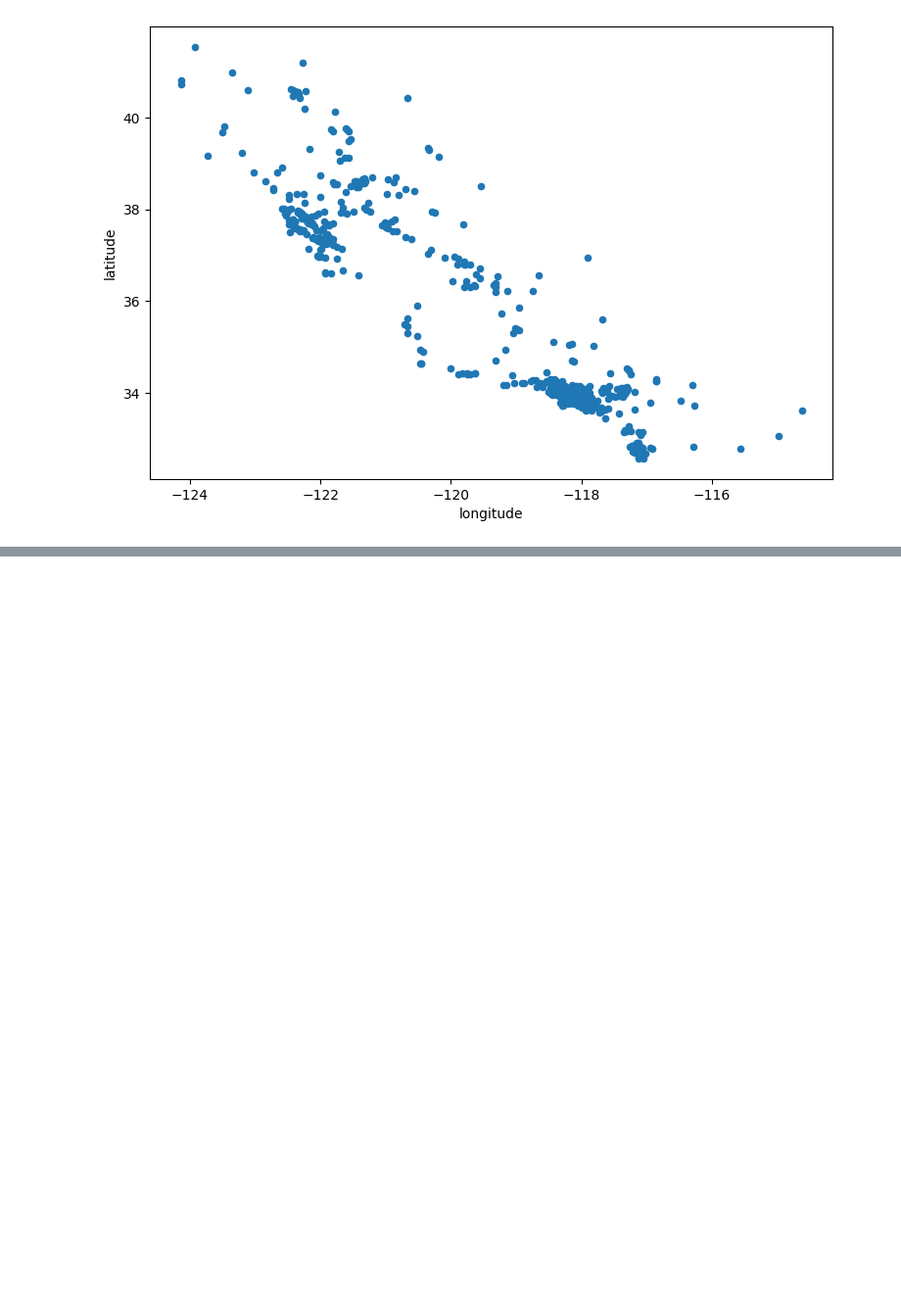
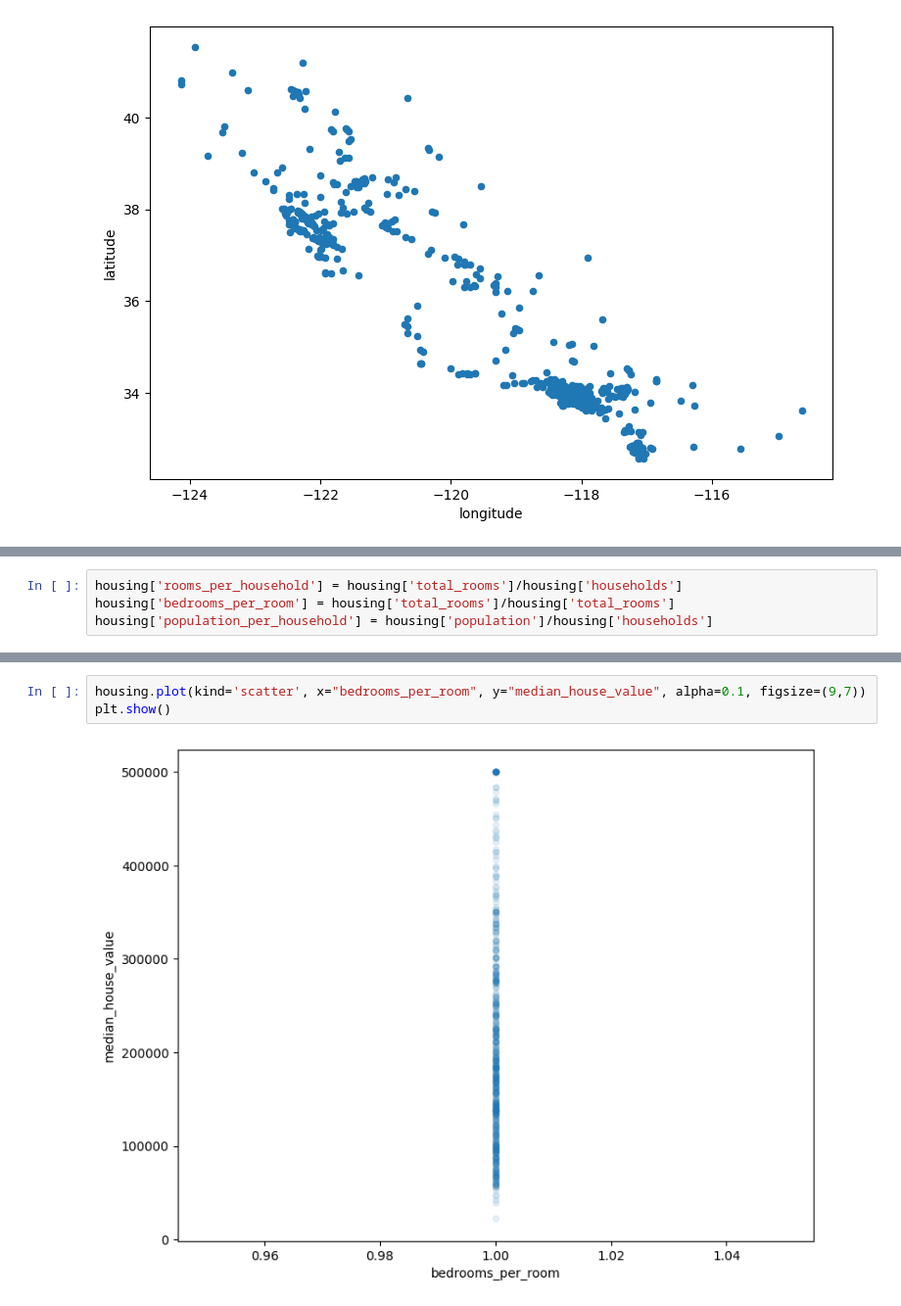
Before and after one commit to Muchee-ai/California-housing-test, a Jupyter notebook: California_housing_test.ipynb, the cells around one changed output, grey strips where cells are left out. Shown at 98% size. Saved outputs shown, nothing was run; the diff lists cells and outputs as text; blank space fills up the shorter version.

```diff
--- a/California_housing_test.ipynb
+++ b/California_housing_test.ipynb
@@ -150,0 +204,4 @@ plt.show()
+# %%
+housing['rooms_per_household'] = housing['total_rooms']/housing['households']
+housing['bedrooms_per_room'] = housing['total_rooms']/housing['total_rooms']
+housing['population_per_household'] = housing['population']/housing['households']
@@ -150,0 +234,5 @@ plt.show()
+# %%
+housing.plot(kind='scatter', x="bedrooms_per_room", y="median_house_value", alpha=0.1, figsize=(9,7))
+plt.show()
+# %% [output]
+[figure, added]
```
Also changed, not shown: parts of 7 cells of this notebook.
